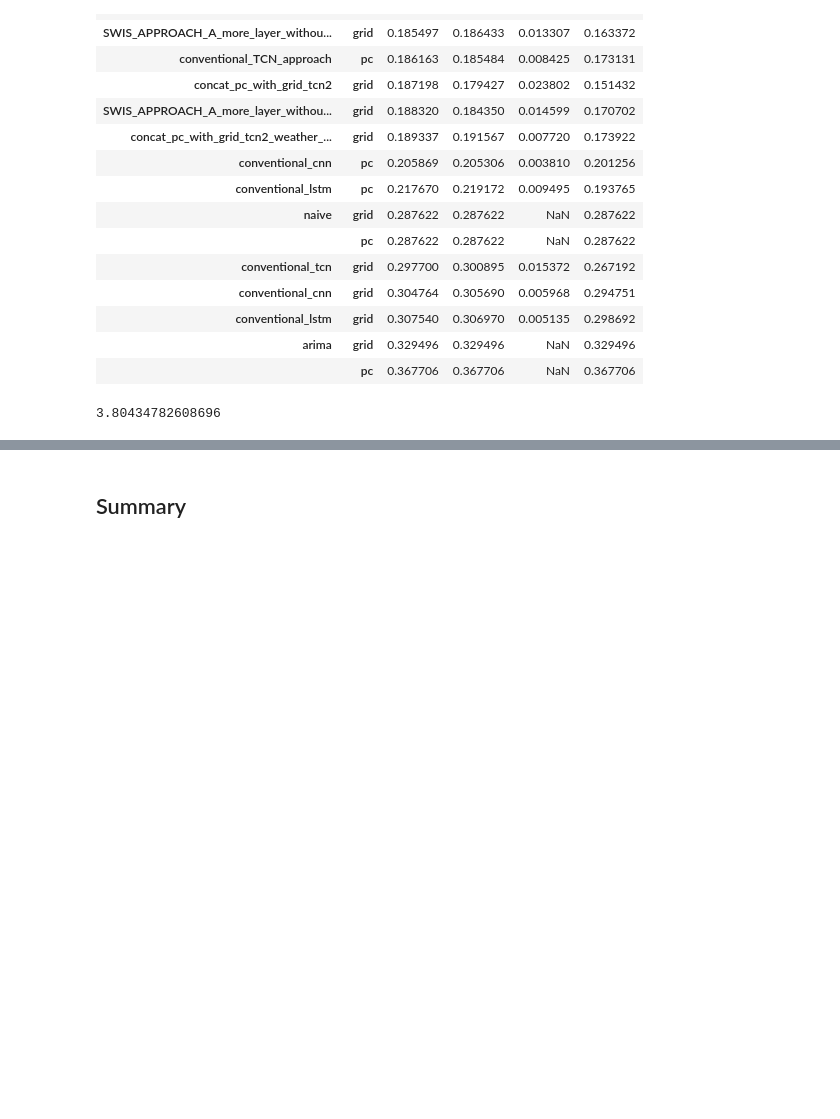
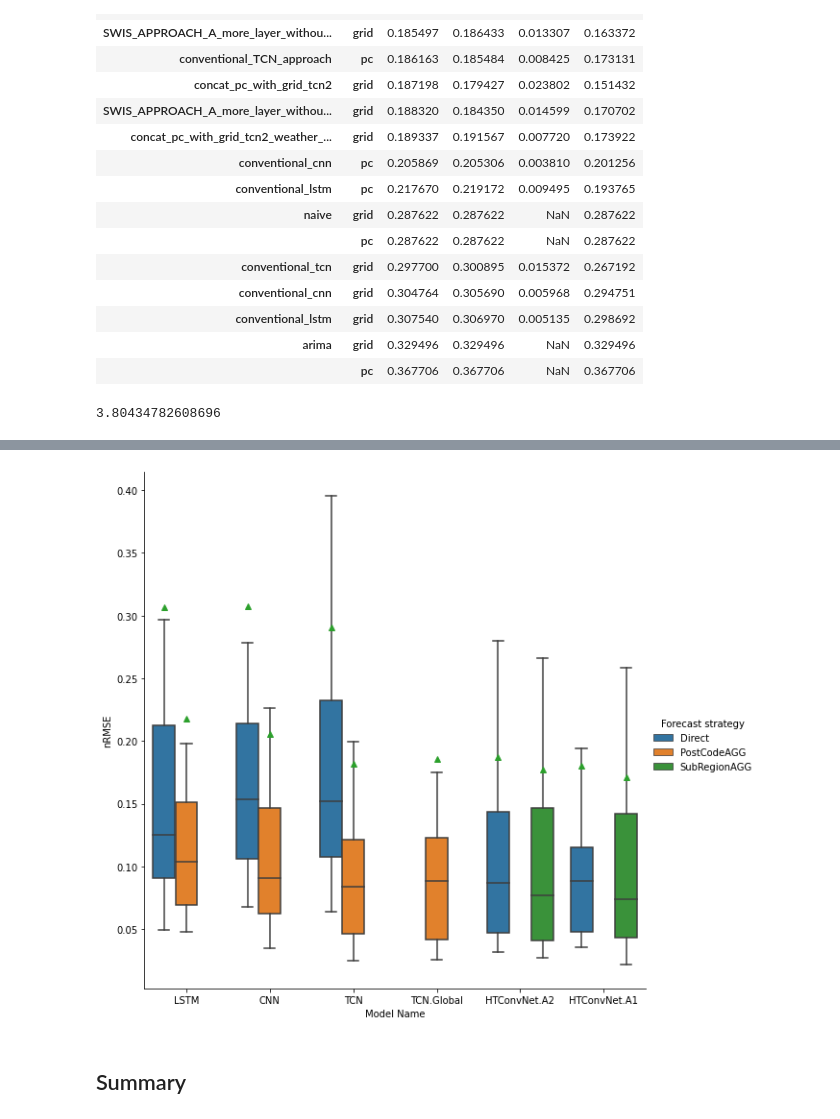
Before and after one commit to ManeeshaPerera/HTCNN-Forecasting, a Jupyter notebook: notebooks/swis_random_sample_results.ipynb, the cells around one changed output, grey strips where cells are left out. Cells and saved outputs as stored; diff of their text form; code cells hidden in the pictures; blank space fills up the shorter version.

Commit message:
plots for paper

```diff
--- a/notebooks/swis_random_sample_results.ipynb
+++ b/notebooks/swis_random_sample_results.ipynb
@@ -37,0 +117,31 @@ fc_errors.sort_values(by =('error', 'mean'))
+# %%
+name_convention  = {
+    'conventional_lstm_grid': {'name': 'LSTM', 'type': 'Direct'},
+    'conventional_cnn_grid': {'name': 'CNN', 'type': 'Direct'},
+    'conventional_tcn_grid': {'name': 'TCN', 'type': 'Direct'},
+    'conventional_lstm_postcode': {'name': 'LSTM', 'type': 'PostCodeAGG'},
+    'conventional_cnn_postcode': {'name': 'CNN', 'type': 'PostCodeAGG'},
+    'conventional_tcn_postcode': {'name': 'TCN', 'type': 'PostCodeAGG'},
+    'conventional_TCN_approach_postcode': {'name': 'TCN.Global', 'type': 'PostCodeAGG'},
+    'SWIS_APPROACH_A_more_layer_without_norm_grid': {'name': 'HTConvNet.A2', 'type': 'Direct'},
+    'SWIS_APPROACH_A_more_layer_without_norm_cluster_cluster': {'name': 'HTConvNet.A2', 'type': 'SubRegionAGG'},
+    'concat_pc_with_grid_tcn2_grid': {'name': 'HTConvNet.A1', 'type': 'Direct'},
+    'concat_pc_with_grid_tcn2_for_cluster_cluster': {'name': 'HTConvNet.A1', 'type': 'SubRegionAGG'},
+}
+# %%
+boxplot_data = {'Model Name': [], 'nRMSE': [], 'Forecast strategy': [], 'Run': [], 'Sample': []}
+
+for model in models:
+    stratgey = model.split('_')[-1]
+    nrmse = errors[model].iloc[:, 1].values.tolist()
+    sample = errors[model].iloc[:, 0].values.tolist()
+    run = errors[model].iloc[:, 2].values.tolist()
+    for index_err in range(len(nrmse)):
+        boxplot_data['nRMSE'].append(nrmse[index_err])
+        boxplot_data['Model Name'].append(name_convention[model]['name'])
+        boxplot_data['Forecast strategy'].append(name_convention[model]['type'])
+        boxplot_data['Run'].append(run[index_err])
+        boxplot_data['Sample'].append(sample[index_err])
+# %%
+boxplot_df = pd.DataFrame(boxplot_data)
+boxplot_df
@@ -37,0 +164,2 @@ fc_errors.sort_values(by =('error', 'mean'))
+# %%
+new_box = boxplot_df.groupby(['Model Name', 'Sample', 'Forecast strategy']).median().reset_index()
@@ -38,3 +182,12 @@ fc_errors.sort_values(by =('error', 'mean'))
+# %%
+g = sns.catplot(x="Model Name", y="nRMSE",
+                hue="Forecast strategy",
+                data=new_box, kind="box",
+                height=8, showfliers = False, order = ['LSTM', 'CNN', 'TCN', 'TCN.Global', 'HTConvNet.A2',
+                                                          'HTConvNet.A1'],
+               showmeans = True);
+# %% [output]
+[figure, added]
 # %% [markdown]
 ## Summary
 # %%
```
Also changed, not shown: parts of 11 cells of this notebook.
